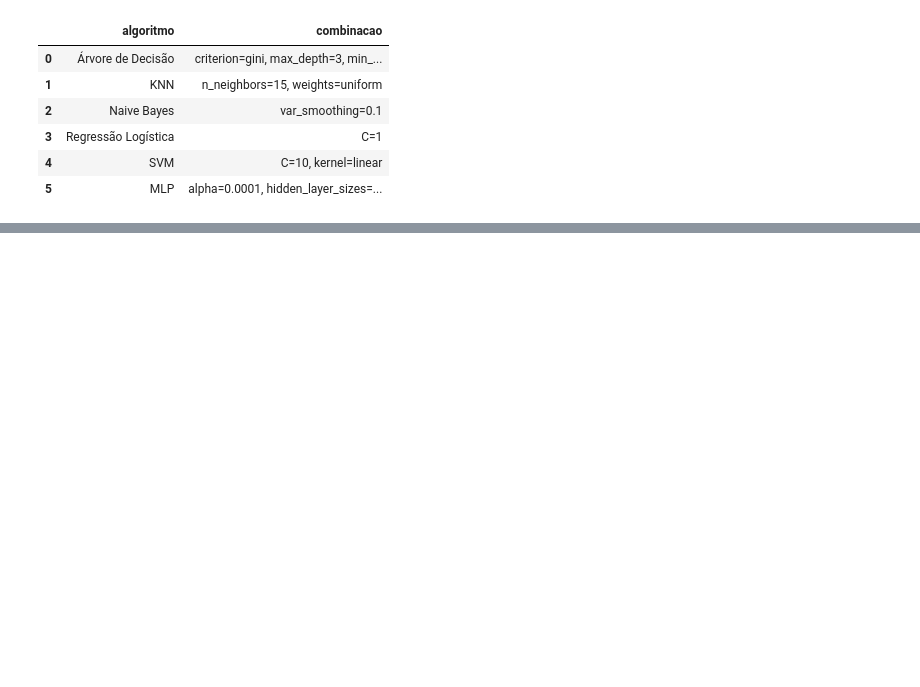
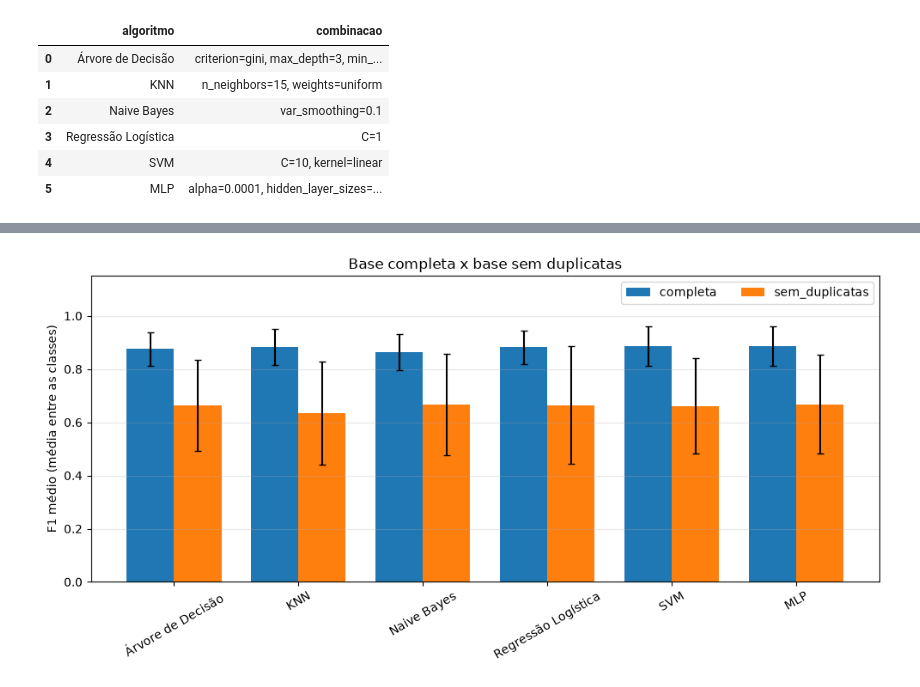
Before and after one commit to FelipeBert/sleep-health, a Jupyter notebook: projeto_experimentos.ipynb, the cells around one changed output, grey strips where cells are left out. Cells and saved outputs as stored; diff of their text form; code cells hidden in the pictures; blank space fills up the shorter version.

```diff
--- a/projeto_experimentos.ipynb
+++ b/projeto_experimentos.ipynb
@@ -482,0 +501,23 @@ Base sem_duplicatas
+# %%
+# Gráfico de barras: F1 médio de cada algoritmo nas duas bases (a linha preta é o desvio padrão)
+ordem = list(experimentos)
+largura = 0.38
+x = np.arange(len(ordem))
+
+plt.figure(figsize=(10, 5))
+for i, (nome_base, tab) in enumerate(tabelas.items()):
+    melhores_tab = tab[tab["melhor"]].set_index("algoritmo").loc[ordem]
+    plt.bar(x + (i - 0.5) * largura, melhores_tab["f1_macro_mean"], largura,
+            yerr=melhores_tab["f1_macro_std"], capsize=3, label=nome_base)
+
+plt.xticks(x, ordem, rotation=30)
+plt.ylabel("F1 médio (média entre as classes)")
+plt.title("Base completa x base sem duplicatas")
+plt.ylim(0, 1.15)
+plt.legend(loc="upper right", ncol=2)
+plt.grid(axis="y", alpha=0.3)
+plt.tight_layout()
+plt.savefig("resultados/barras_f1_completa_vs_sem_duplicatas.png", dpi=150)
+plt.show()
+# %% [output]
+[figure, added]
```
Also changed, not shown: parts of 3 cells of this notebook, 4 other files.
